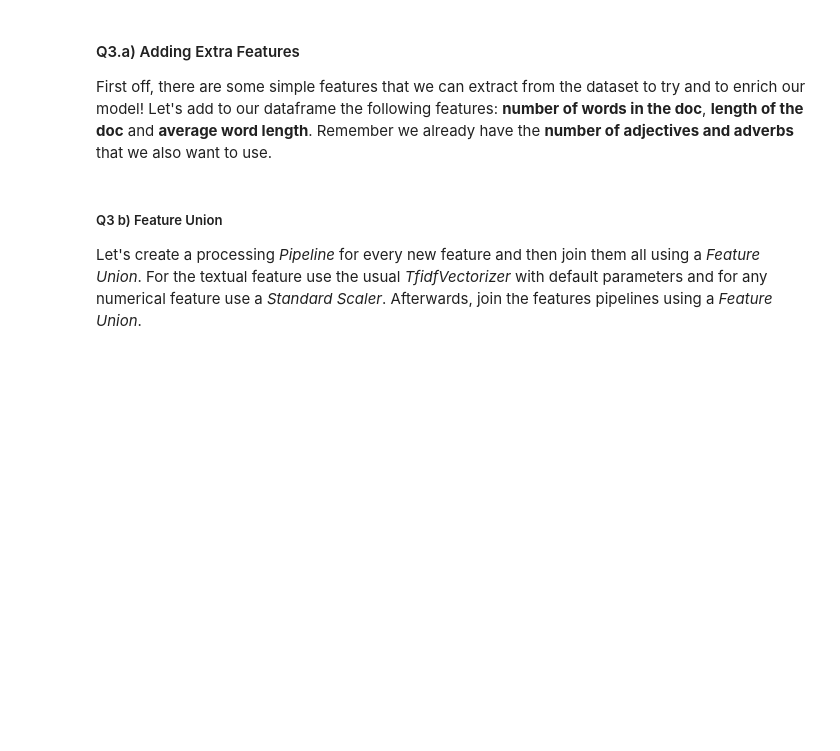
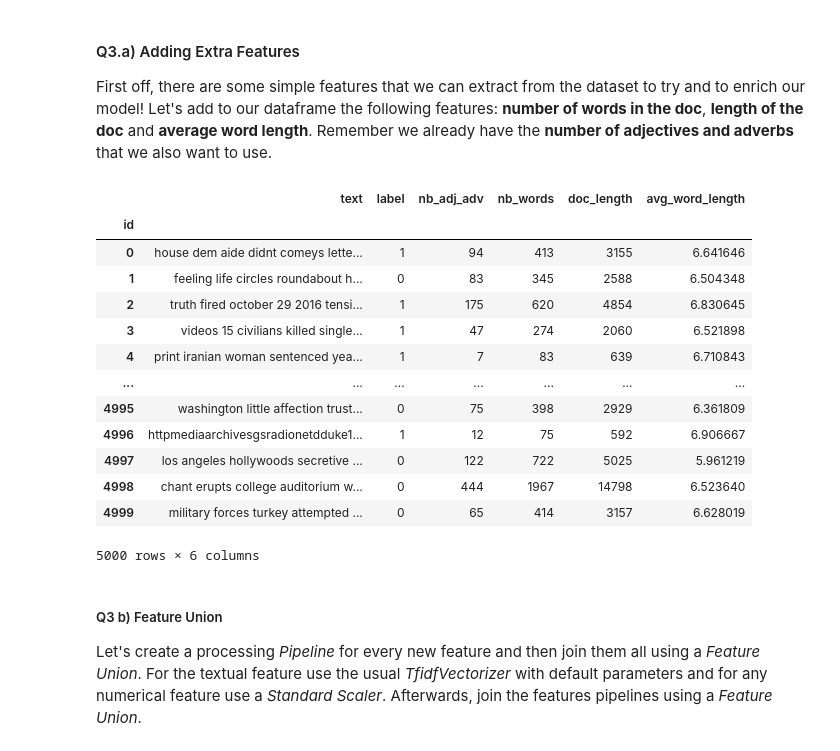
Before and after one commit to 0xjrr/batch6-workspace, a Jupyter notebook: S04 - Text Classification/BLU09 - Information Extraction/Exercise notebook.ipynb, the cells around one changed output. Saved outputs shown, nothing was run; the diff lists cells and outputs as text; code cells hidden in the pictures; blank space fills up the shorter version.

```diff
--- a/S04 - Text Classification/BLU09 - Information Extraction/Exercise notebook.ipynb
+++ b/S04 - Text Classification/BLU09 - Information Extraction/Exercise notebook.ipynb
@@ -375,15 +375,30 @@ class NumberSelector(Selector):
 
 First off, there are some simple features that we can extract from the dataset to try and to enrich our model! Let's add to our dataframe the following features: **number of words in the doc**, **length of the doc** and **average word length**. Remember we already have the **number of adjectives and adverbs** that we also want to use.
 # %%
-# df_processed["nb_words"] = ...
-# df_processed["doc_length"] = ...
-# df_processed["avg_word_length"] = ...
+df_processed["nb_words"] = df_processed['text'].apply(lambda x: len(x.split()))
+df_processed["doc_length"] = df_processed['text'].map(len)
+df_processed["avg_word_length"] = df_processed['text'].apply(lambda x: sum([len(word) for word in x.split()])/len(x.split()) if len(x.split())>0 else 0 )
 
 
 # YOUR CODE HERE
-raise NotImplementedError()
+# raise NotImplementedError()
 
 df_processed
+# %% [output]
+|  | text | label | nb_adj_adv | nb_words | doc_length | avg_word_length |
+| id |  |  |  |  |  |  |
+| 0 | house dem aide didnt comeys lette... | 1 | 94 | 413 | 3155 | 6.641646 |
+| 1 | feeling life circles roundabout h... | 0 | 83 | 345 | 2588 | 6.504348 |
+| 2 | truth fired october 29 2016 tensi... | 1 | 175 | 620 | 4854 | 6.830645 |
+| 3 | videos 15 civilians killed single... | 1 | 47 | 274 | 2060 | 6.521898 |
+| 4 | print iranian woman sentenced yea... | 1 | 7 | 83 | 639 | 6.710843 |
+| ... | ... | ... | ... | ... | ... | ... |
+| 4995 | washington little affection trust... | 0 | 75 | 398 | 2929 | 6.361809 |
+| 4996 | httpmediaarchivesgsradionetdduke1... | 1 | 12 | 75 | 592 | 6.906667 |
+| 4997 | los angeles hollywoods secretive ... | 0 | 122 | 722 | 5025 | 5.961219 |
+| 4998 | chant erupts college auditorium w... | 0 | 444 | 1967 | 14798 | 6.523640 |
+| 4999 | military forces turkey attempted ... | 0 | 65 | 414 | 3157 | 6.628019 |
+5000 rows × 6 columns
 # %%
 assert df_processed.shape == (5000, 6), "Something wrong about the shape, do you have all columns/rows?"
 assert "nb_words" in df_processed, "Missing column! Maybe wrong name?"
```
